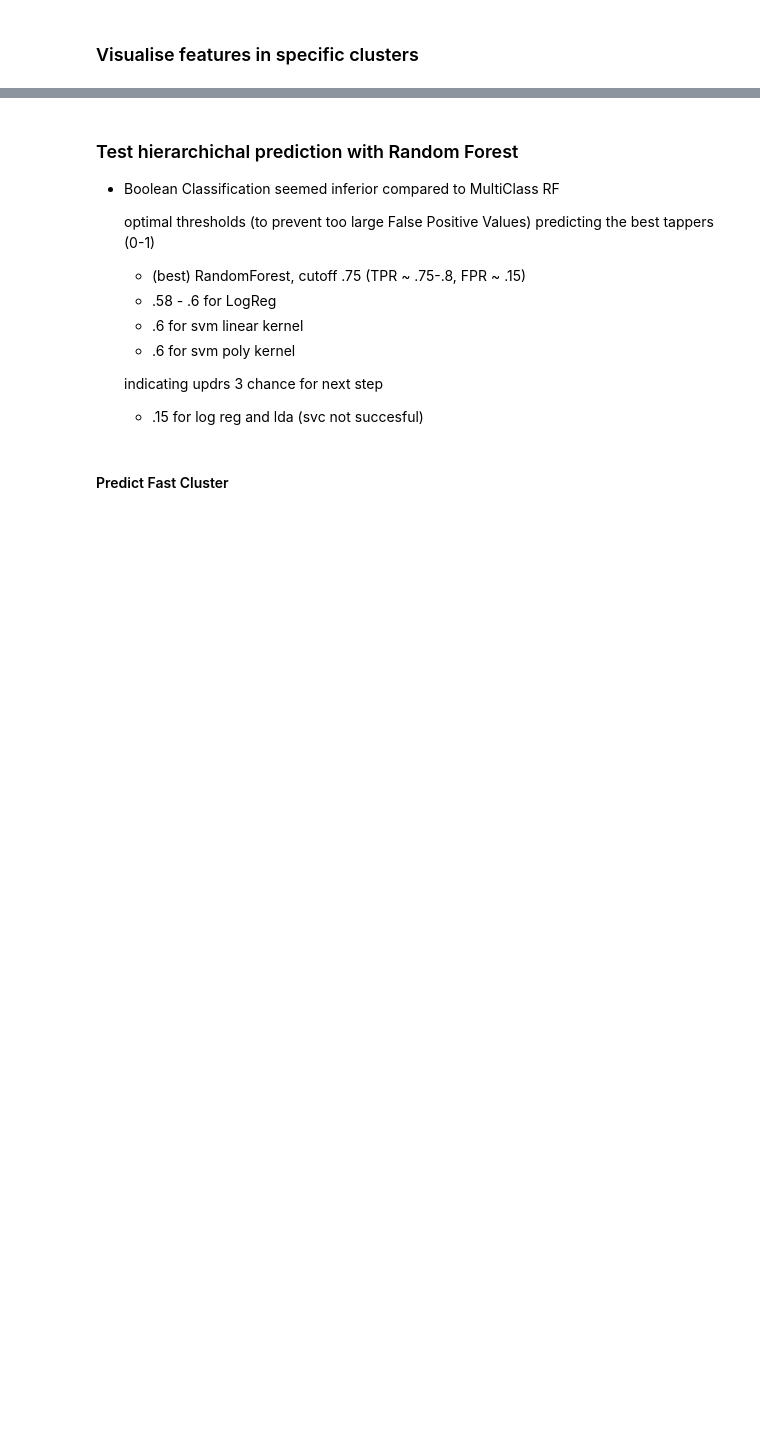
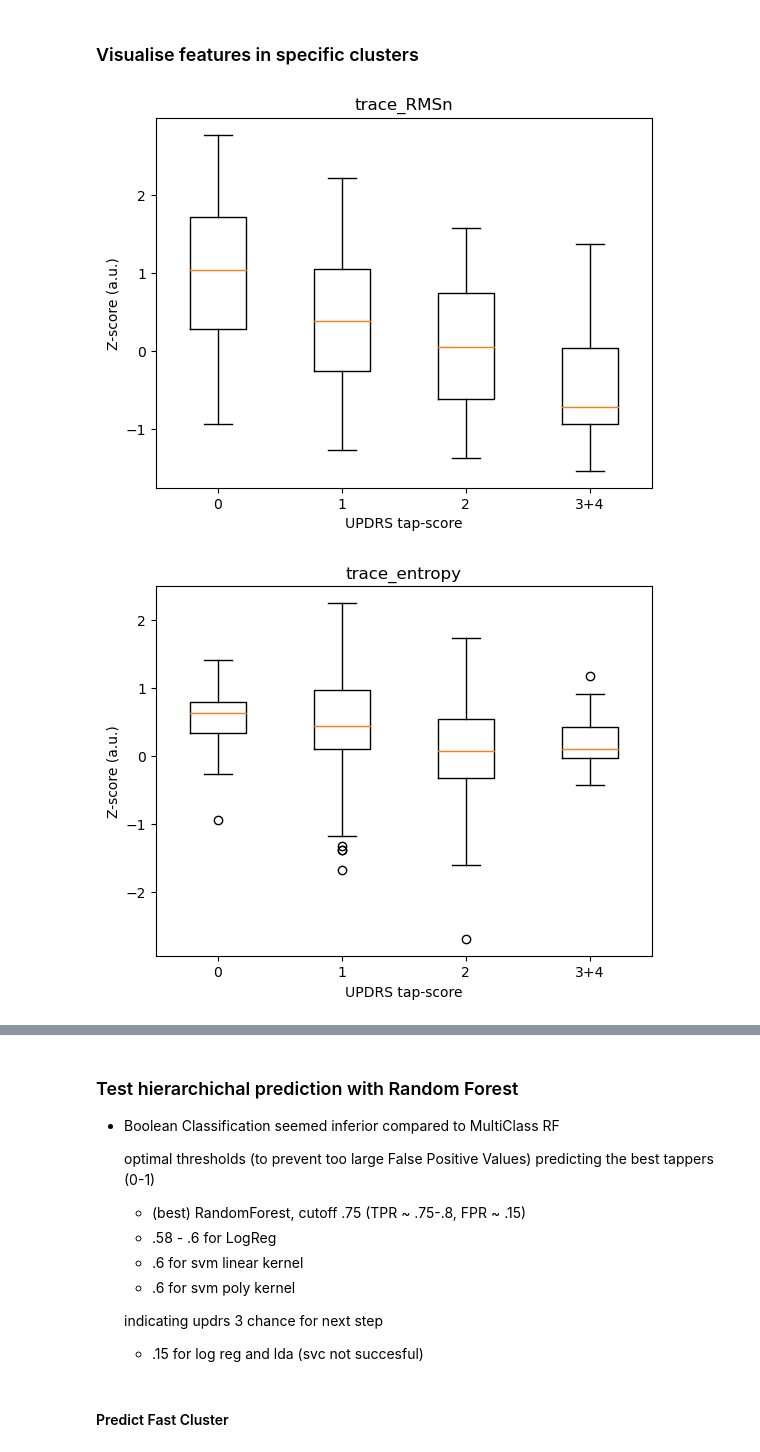
Before and after one commit to jgvhabets/updrsTapping, a Jupyter notebook: updrsTapping_predictions.ipynb, the cells around one changed output, grey strips where cells are left out. Saved outputs shown, nothing was run; the diff lists cells and outputs as text; code cells hidden in the pictures; blank space fills up the shorter version.

```diff
--- a/updrsTapping_predictions.ipynb
+++ b/updrsTapping_predictions.ipynb
@@ -76,6 +77,8 @@ import tap_plotting.retap_plot_clusters as plot_cluster
 ### 1a. Import extracted Features
 # %%
 ### IMPORT CREATED CLASSES FROM FILES
+
+# import of feature classes is mandatory to use pickle below
 from tap_extract_fts.main_featExtractionClass import FeatureSet, singleTrace
 
 # define path with feature class
@@ -84,7 +87,7 @@ deriv_path = os.path.join(utils_dataManagement.get_local_proj_dir(), 'data', 'de
 # ftClass = utils_dataManagement.load_class_pickle(os.path.join(deriv_path, 'ftClass_ALL_20221214.P'))
 # ftClass10 = utils_dataManagement.load_class_pickle(os.path.join(deriv_path, 'ftClass_ALL_max10_20221214.P'))
 
-newFts = utils_dataManagement.load_class_pickle(os.path.join(deriv_path, 'ftClass_ALL_20230228.P'))
+newFts = utils_dataManagement.load_class_pickle(os.path.join(deriv_path, 'ftClass_ALL_20230301.P'))
 newFts10 = utils_dataManagement.load_class_pickle(os.path.join(deriv_path, 'ftClass_max10_20230228.P'))
 newFts15 = utils_dataManagement.load_class_pickle(os.path.join(deriv_path, 'ftClass_max15_20230228.P'))
 # %%
@@ -151,0 +152,14 @@ pred_scores_few_taps = [3] * len(true_scores_few_taps)
+# %%
+importlib.reload(get_split)
+
+### GET DATA SPLIT CROSS-VAL OR HOLD-OUT
+# get dict with dev and hold-out datasets
+datasplit_subs = get_split.find_dev_holdout_split(
+    feats=USE_FT_CLASS,
+    subs_excl=SUBS_EXCL,
+    traces_excl=TRACES_EXCL,
+    choose_random_split=N_RANDOM_SPLIT
+)
+
+if DATASPLIT == 'CROSSVAL': SUBS_EXCL.extend(datasplit_subs['hout'])
+elif DATASPLIT == 'HOLDOUT': SUBS_EXCL.extend(datasplit_subs['cv'])
@@ -264,13 +277,13 @@ dict_keys(['triax_arr', 'fs', 'impacts', 'tap_lists', 'max_n_taps_incl', 'updrsS
 importlib.reload(pred_prep)
 
 
-feats_for_2nd_pred = [
+CLASS_FEATS = [
     'trace_RMSn',
     'trace_entropy',
     'jerkiness_trace',
 
-    # 'mean_intraTapInt',  # out bcs of clustering (in for non-clustering)
     'coefVar_intraTapInt',
+    'slope_intraTapInt',
     'mean_tapRMS',
     'coefVar_tapRMS',
     'mean_impactRMS',
@@ -282,7 +295,7 @@ feats_for_2nd_pred = [
     'slope_tap_entropy',
 
     # 'decr_intraTapInt',
-
+    # 'mean_intraTapInt',  # out bcs of clustering (in for non-clustering)
     # 'decr_tapRMS',  # bcs slope dont steadily incr or decr
     # 'slope_tapRMS',
     # 'decr_raise_velocity',
@@ -293,9 +306,9 @@ feats_for_2nd_pred = [
 cv_data = pred_prep.create_X_y_vectors(
     USE_FT_CLASS,
     incl_traces=USE_FT_CLASS.incl_traces,
-    incl_feats=feats_for_2nd_pred,
-    excl_traces=traces_excl,
-    excl_subs=subs_excl_total,  # due to hold out data set
+    incl_feats=CLASS_FEATS,
+    excl_traces=TRACES_EXCL,
+    excl_subs=SUBS_EXCL,  # due to hold out data set
     to_norm=to_norm,
     to_zscore=to_zscore,
     to_mask_4=to_mask_4,
@@ -320,7 +333,7 @@ for i, trace in enumerate(cv_data.ids):
 
     if np.isnan(cv_data.X[i, :]).any():
         print(trace,
-              np.array(feats_for_2nd_pred)[np.isnan(cv_data.X[i, :])])
+              np.array(CLASS_FEATS)[np.isnan(cv_data.X[i, :])])
         print()
 # %% [markdown]
 ### Split input matrix X_2 in two generated clusters:
@@ -346,6 +359,8 @@ Fast X shape: (196, 13), Slow X shape: (61, 13)
 # %% [markdown]
 ### Visualise features in specific clusters
 # %%
+### PUT IN PLOTTING MODULE
+
 # create lists for boxplots of features per subscore, per cluster
 
 temp_data = cv_fast_data
@@ -363,34 +378,37 @@ for f in range(temp_data.X.shape[1]):
     for i in range(4): box_lists[f][i] = []
 
 
 for i in np.arange(temp_data.X.shape[0]):
 
     score = temp_data.y[i]
 
     for f in range(temp_data.X.shape[1]):
 
         if np.logical_and(
-            feats_for_2nd_pred[f].startswith('slope') or feats_for_2nd_pred[f].startswith('decr'),
-            'entr' in feats_for_2nd_pred[f] or 'jerk' in feats_for_2nd_pred[f]
+            CLASS_FEATS[f].startswith('slope') or CLASS_FEATS[f].startswith('decr'),
+            'entr' in CLASS_FEATS[f] or 'jerk' in CLASS_FEATS[f] or 'intraTap' in CLASS_FEATS[f]
         ):
             box_lists[f][int(score)].append(abs(temp_data.X[i, f]))
 
         else:
             box_lists[f][int(score)].append(temp_data.X[i, f])
 
 # plot features within cluster, and decide on strategy
 # pm: use pre-knowledge about clusters
 # likelihood in faster cluster for 1-2 scores
 # use probabilities and adapt the threshold for acceptance
 # start finding border scores (e.g. 1 or 3)
 
-for i_f, ft in enumerate(feats_for_2nd_pred):
+for i_f, ft in enumerate(CLASS_FEATS):
 
     plot_lists = [box_lists[i_f][i] for i in range(4)]
 
     plt.boxplot(plot_lists)
     plt.title(ft)
     plt.xticks(range(1, len(plot_lists) + 1), labels=['0', '1', '2', '3+4'])
     plt.xlabel('UPDRS tap-score')
     plt.ylabel('Z-score (a.u.)')
-    plt.close()
+    plt.show()
+# %% [output]
+[figure, added]
+[figure, added]
```
Also changed, not shown: parts of 24 cells of this notebook, 7 other files.
